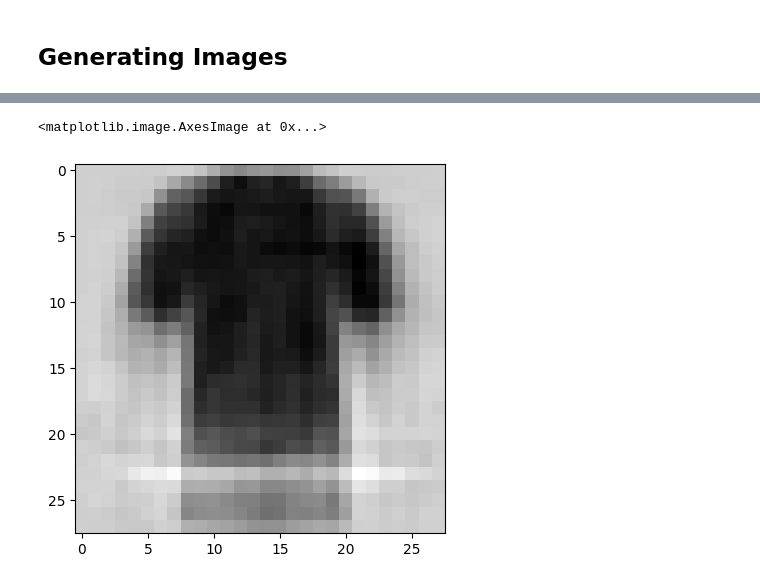
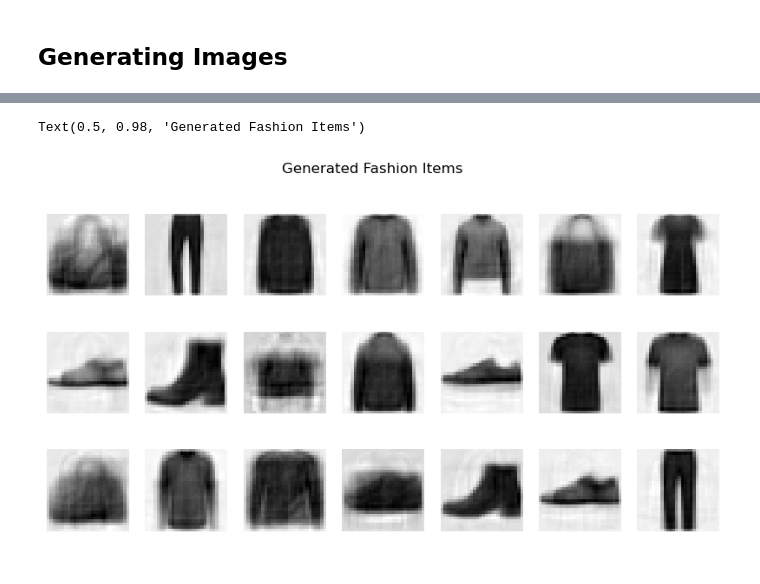
Before and after one commit to PradipKumarDas/Teaching, a Jupyter notebook: 22AML161-Deep_Learning/generating_images_using_variational_autoencoder.ipynb, the cells around one changed output, grey strips where cells are left out. Cells and saved outputs as stored; diff of their text form; code cells hidden in the pictures.

```diff
--- a/22AML161-Deep_Learning/generating_images_using_variational_autoencoder.ipynb
+++ b/22AML161-Deep_Learning/generating_images_using_variational_autoencoder.ipynb
@@ -66,13 +67,14 @@ variational_encoder = tf.keras.Model(
 # %% [markdown]
 **Modeling Variational Decoder**
 # %%
-decoder_inputs = tf.keras.layers.Input(shape=[codings_size])
-x = tf.keras.layers.Dense(100, activation="relu")(decoder_inputs)
-x = tf.keras.layers.Dense(150, activation="relu")(x)
-x = tf.keras.layers.Dense(28 * 28)(x)
-outputs = tf.keras.layers.Reshape([28, 28])(x)
+decoder_inputs = tf.keras.layers.Input(shape=[codings_size])        # Input layer with shape equal to the size of the coding
+x = tf.keras.layers.Dense(100, activation="relu")(decoder_inputs)   # Dense layer with 100 output units with "relu" activation
+x = tf.keras.layers.Dense(150, activation="relu")(x)                # Dense layer with 150 output units with "relu" activation
+x = tf.keras.layers.Dense(28 * 28)(x)                               # Dense layer with output units equal to number of pixels in an input image
+outputs = tf.keras.layers.Reshape([28, 28])(x)                      # Reshape layer to reshape 1D input into 2D
 
-variational_decoder = tf.keras.Model(inputs=[decoder_inputs], outputs=[outputs])
+variational_decoder = tf.keras.Model(               # Creates variational decoder by combining codings and outputs
+    inputs=[decoder_inputs], outputs=[outputs])
 # %% [markdown]
 **Combining Encoder & Decoder**
 # %%
@@ -116,5 +127,10 @@ Epoch 25/25
 # %%
 # Generates a few random codings and decodes them:
 
-codings = tf.random.normal(shape=[3 * 7, codings_size])
+ROWS = 3
+COLUMNS = 7
+
+# Samples random codings from a Gaussian distribution and decode them
+
+codings = tf.random.normal(shape=[ROWS * COLUMNS, codings_size])
 images = variational_decoder(codings).numpy()
@@ -126,5 +137,13 @@ plt.imshow(images[0], cmap="binary")
-# %%
-plt.imshow(images[1], cmap="binary")
-# %% [output]
-<matplotlib.image.AxesImage at 0x...>
-[figure, removed]
+# %%
+# Shows some of the fashion items sampled randomly from the generated images
+
+fig,ax = plt.subplots(ROWS, COLUMNS, figsize = (10,5))     # Figure to contain subplots in 5-rows and 9-columns arrangement
+ax = ax.ravel()                                 # Flattens the axes allowing accessing each axis contiguously
+for i in range(ROWS * COLUMNS):
+  ax[i].imshow(images[i], cmap = 'binary')      # Shows the image
+  ax[i].axis("off")                             # Set the axis off for being non-relevant in this case
+
+fig.suptitle("Generated Fashion Items")         # Sets title of the figure
+# %% [output]
+Text(0.5, 0.98, 'Generated Fashion Items')
+[figure, added]
```
Also changed, not shown: parts of 15 cells of this notebook, 7 other files.
